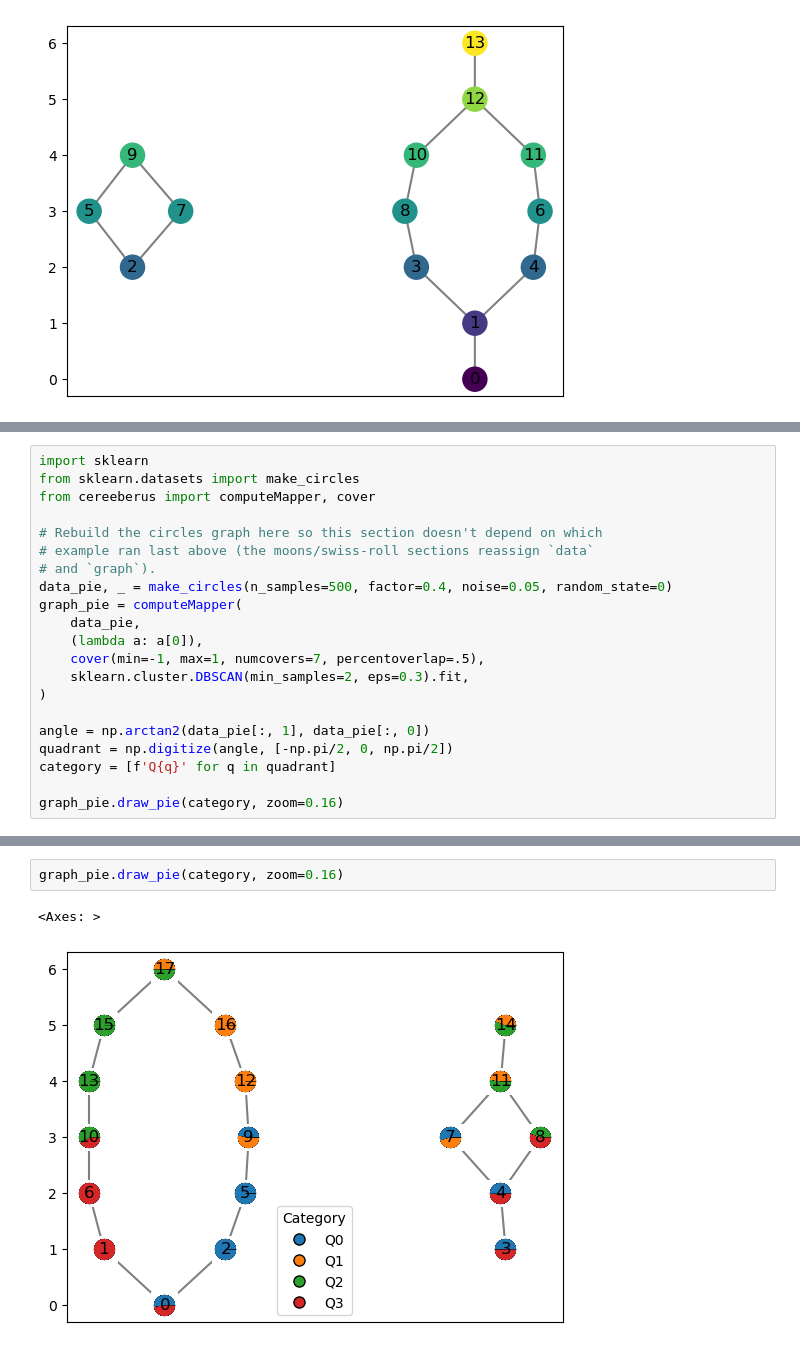
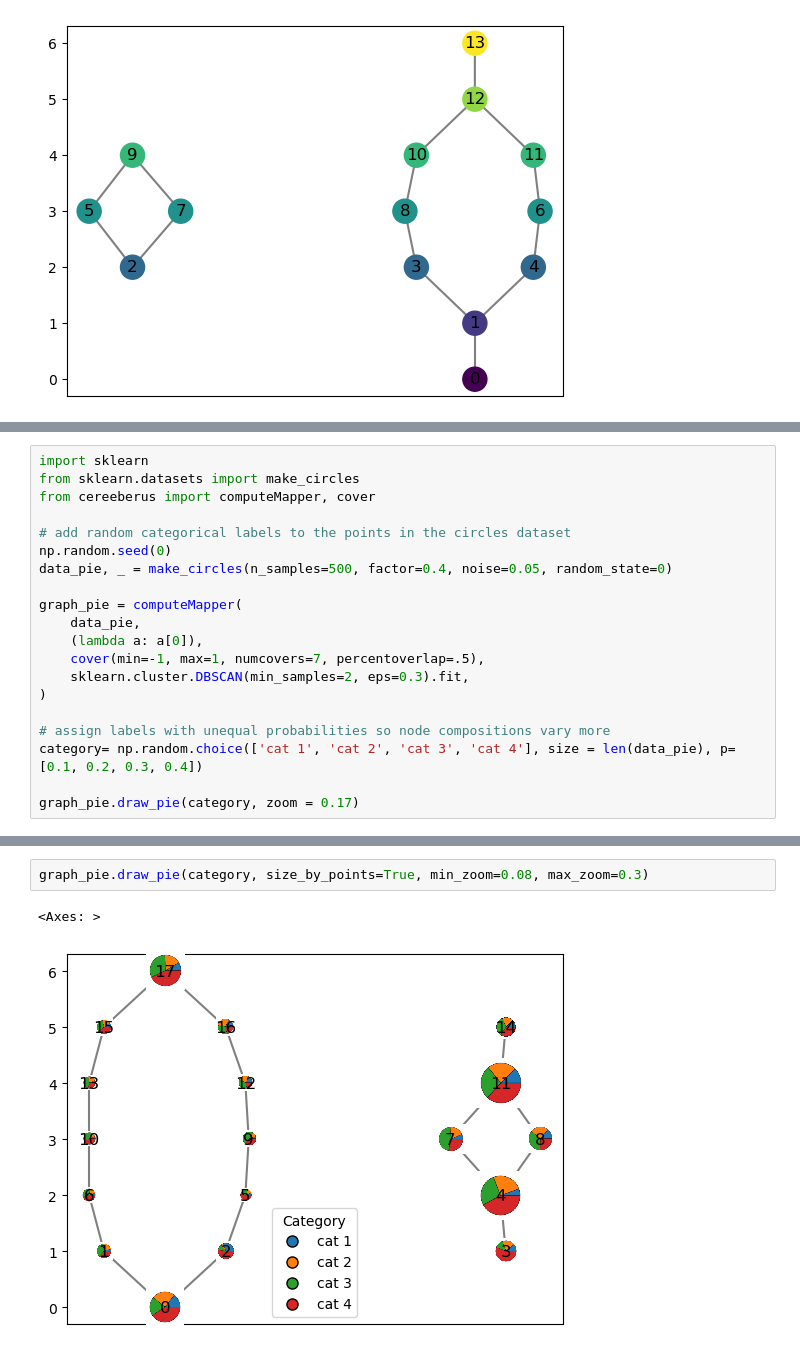
Before and after one commit to MunchLab/ceREEBerus, a Jupyter notebook: doc_source/notebooks/compute_mapper.ipynb, the cells around one changed output, grey strips where cells are left out. Cells and saved outputs as stored; diff of their text form.

Commit message:
Add point-count based sizing to draw_pie

```diff
--- a/doc_source/notebooks/compute_mapper.ipynb
+++ b/doc_source/notebooks/compute_mapper.ipynb
@@ -267,10 +267,10 @@ import sklearn
 from sklearn.datasets import make_circles
 from cereeberus import computeMapper, cover
 
-# Rebuild the circles graph here so this section doesn't depend on which
-# example ran last above (the moons/swiss-roll sections reassign `data`
-# and `graph`).
+# add random categorical labels to the points in the circles dataset
+np.random.seed(0)
 data_pie, _ = make_circles(n_samples=500, factor=0.4, noise=0.05, random_state=0)
+
 graph_pie = computeMapper(
     data_pie,
     (lambda a: a[0]),
@@ -278,10 +278,9 @@ graph_pie = computeMapper(
     sklearn.cluster.DBSCAN(min_samples=2, eps=0.3).fit,
 )
 
-angle = np.arctan2(data_pie[:, 1], data_pie[:, 0])
-quadrant = np.digitize(angle, [-np.pi/2, 0, np.pi/2])
-category = [f'Q{q}' for q in quadrant]
+# assign labels with unequal probabilities so node compositions vary more
+category= np.random.choice(['cat 1', 'cat 2', 'cat 3', 'cat 4'], size = len(data_pie), p=[0.1, 0.2, 0.3, 0.4])
 
-graph_pie.draw_pie(category, zoom=0.16)
+graph_pie.draw_pie(category, zoom = 0.17)
 # %% [output]
 <Axes: >
@@ -294,5 +297,5 @@ glyph; lower it if pies overlap on a denser graph.
 # %%
-graph_pie.draw_pie(category, zoom=0.16)
+graph_pie.draw_pie(category, size_by_points=True, min_zoom=0.08, max_zoom=0.3)
 # %% [output]
 <Axes: >
-[figure, old version]
+[figure, new version]
```
Also changed, not shown: parts of 9 cells of this notebook, 3 other files.
